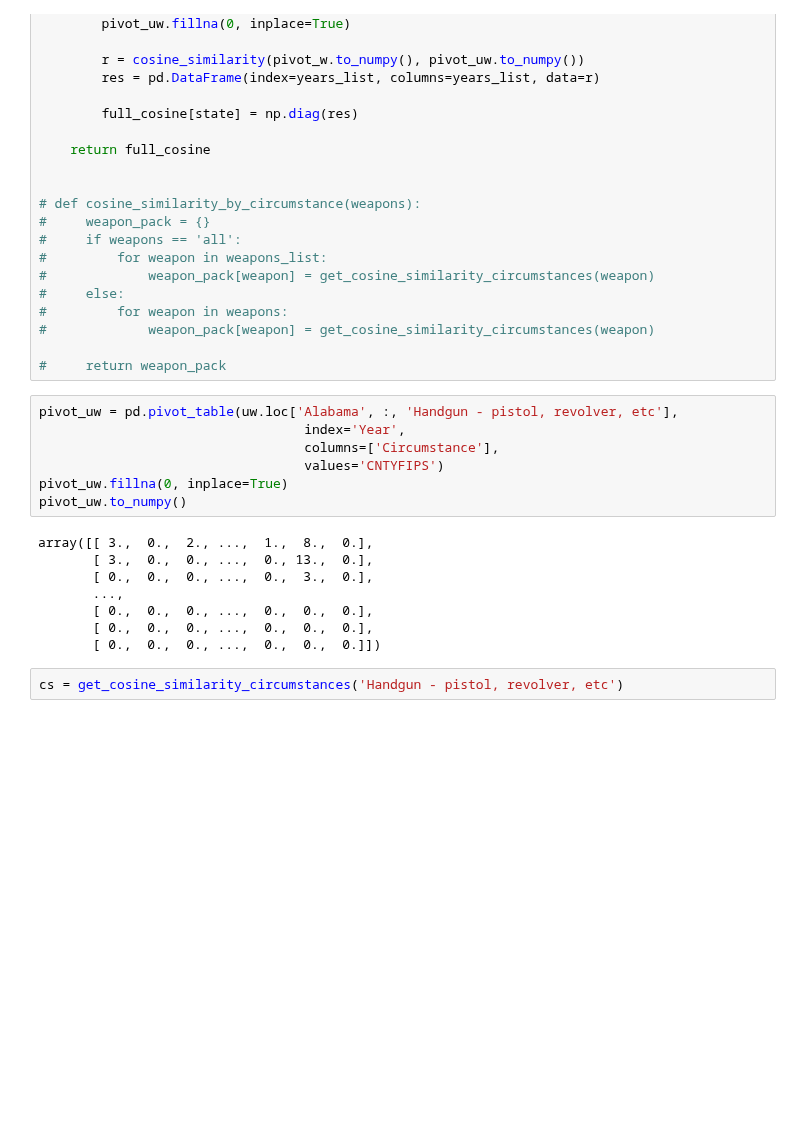
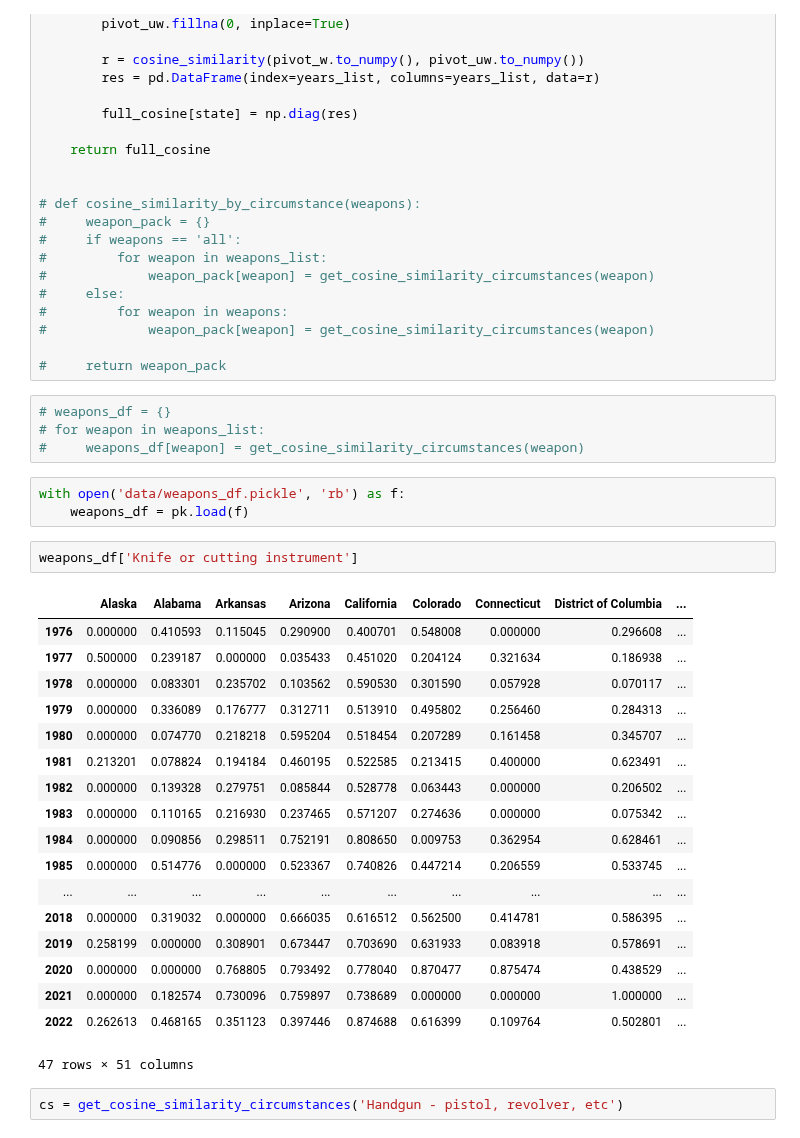
Before and after one commit to fadeeva/weird_projects, a Jupyter notebook: Serial_Killers/Outliers_in_Murder_Accountability_Project.ipynb, the cells around one changed output. Cells and saved outputs as stored; diff of their text form; blank space fills up the shorter version.

Commit message:
all weapons/circumistance in pickle

```diff
--- a/Serial_Killers/Outliers_in_Murder_Accountability_Project.ipynb
+++ b/Serial_Killers/Outliers_in_Murder_Accountability_Project.ipynb
@@ -463,21 +465,34 @@ def get_cosine_similarity_circumstances(weapon):
 #             weapon_pack[weapon] = get_cosine_similarity_circumstances(weapon)
 
 #     return weapon_pack
-# %%
-pivot_uw = pd.pivot_table(uw.loc['Alabama', :, 'Handgun - pistol, revolver, etc'],
-                                  index='Year',
-                                  columns=['Circumstance'],
-                                  values='CNTYFIPS')
-pivot_uw.fillna(0, inplace=True)
-pivot_uw.to_numpy()
-# %% [output]
-array([[ 3.,  0.,  2., ...,  1.,  8.,  0.],
-       [ 3.,  0.,  0., ...,  0., 13.,  0.],
-       [ 0.,  0.,  0., ...,  0.,  3.,  0.],
-       ...,
-       [ 0.,  0.,  0., ...,  0.,  0.,  0.],
-       [ 0.,  0.,  0., ...,  0.,  0.,  0.],
-       [ 0.,  0.,  0., ...,  0.,  0.,  0.]])
+# %%
+# weapons_df = {}
+# for weapon in weapons_list:
+#     weapons_df[weapon] = get_cosine_similarity_circumstances(weapon)
+# %%
+with open('data/weapons_df.pickle', 'rb') as f:
+    weapons_df = pk.load(f)
+# %%
+weapons_df['Knife or cutting instrument']
+# %% [output]
+|  | Alaska | Alabama | Arkansas | Arizona | California | Colorado | Connecticut | District of Columbia | ... |
+| 1976 | 0.000000 | 0.410593 | 0.115045 | 0.290900 | 0.400701 | 0.548008 | 0.000000 | 0.296608 | ... |
+| 1977 | 0.500000 | 0.239187 | 0.000000 | 0.035433 | 0.451020 | 0.204124 | 0.321634 | 0.186938 | ... |
+| 1978 | 0.000000 | 0.083301 | 0.235702 | 0.103562 | 0.590530 | 0.301590 | 0.057928 | 0.070117 | ... |
+| 1979 | 0.000000 | 0.336089 | 0.176777 | 0.312711 | 0.513910 | 0.495802 | 0.256460 | 0.284313 | ... |
+| 1980 | 0.000000 | 0.074770 | 0.218218 | 0.595204 | 0.518454 | 0.207289 | 0.161458 | 0.345707 | ... |
+| 1981 | 0.213201 | 0.078824 | 0.194184 | 0.460195 | 0.522585 | 0.213415 | 0.400000 | 0.623491 | ... |
+| 1982 | 0.000000 | 0.139328 | 0.279751 | 0.085844 | 0.528778 | 0.063443 | 0.000000 | 0.206502 | ... |
+| 1983 | 0.000000 | 0.110165 | 0.216930 | 0.237465 | 0.571207 | 0.274636 | 0.000000 | 0.075342 | ... |
+| 1984 | 0.000000 | 0.090856 | 0.298511 | 0.752191 | 0.808650 | 0.009753 | 0.362954 | 0.628461 | ... |
+| 1985 | 0.000000 | 0.514776 | 0.000000 | 0.523367 | 0.740826 | 0.447214 | 0.206559 | 0.533745 | ... |
+| ... | ... | ... | ... | ... | ... | ... | ... | ... | ... |
+| 2018 | 0.000000 | 0.319032 | 0.000000 | 0.666035 | 0.616512 | 0.562500 | 0.414781 | 0.586395 | ... |
+| 2019 | 0.258199 | 0.000000 | 0.308901 | 0.673447 | 0.703690 | 0.631933 | 0.083918 | 0.578691 | ... |
+| 2020 | 0.000000 | 0.000000 | 0.768805 | 0.793492 | 0.778040 | 0.870477 | 0.875474 | 0.438529 | ... |
+| 2021 | 0.000000 | 0.182574 | 0.730096 | 0.759897 | 0.738689 | 0.000000 | 0.000000 | 1.000000 | ... |
+| 2022 | 0.262613 | 0.468165 | 0.351123 | 0.397446 | 0.874688 | 0.616399 | 0.109764 | 0.502801 | ... |
+47 rows × 51 columns
 # %%
 cs = get_cosine_similarity_circumstances('Handgun - pistol, revolver, etc')
 # %%
```
Also changed, not shown: parts of 8 cells of this notebook, 1 other file.
